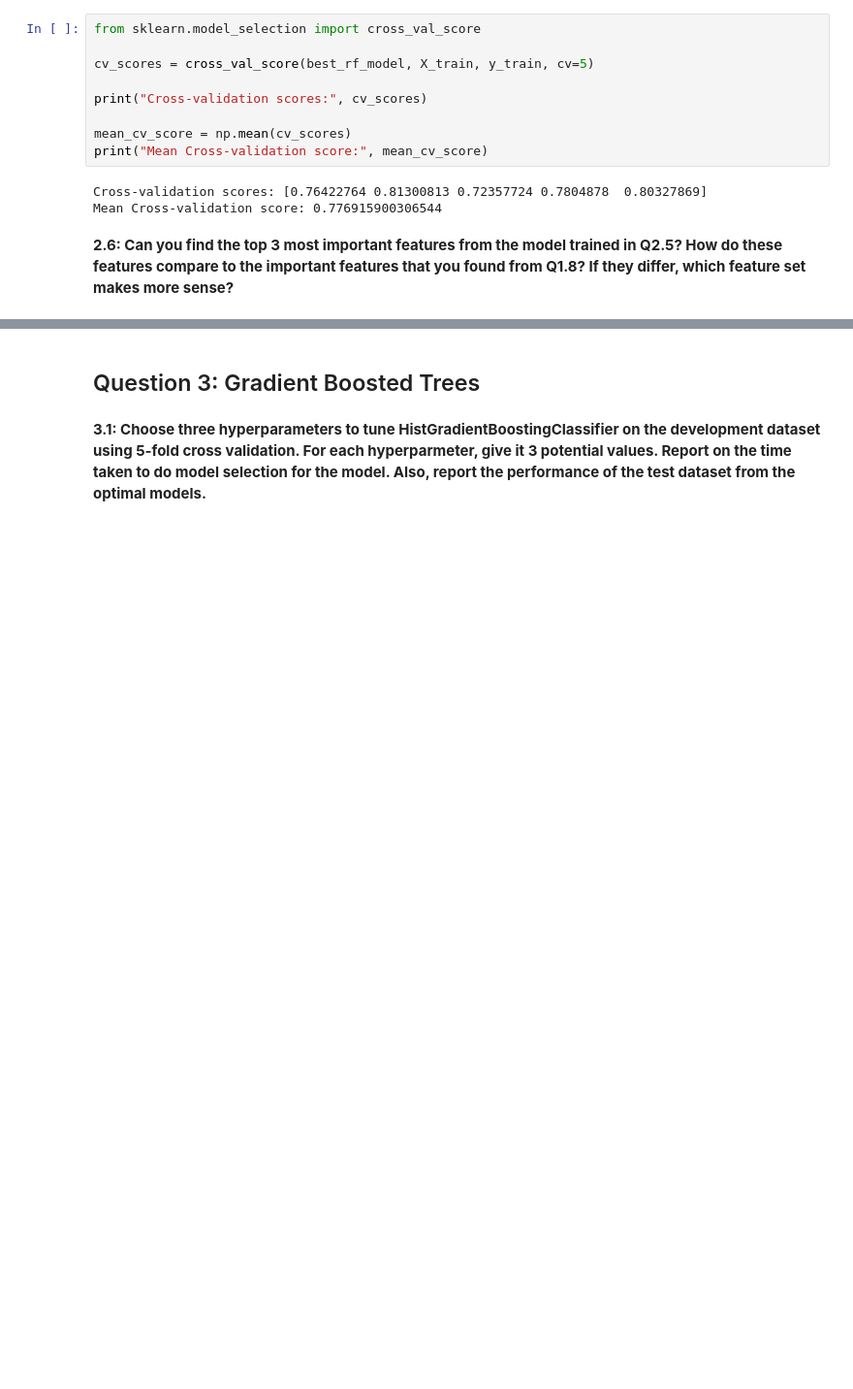
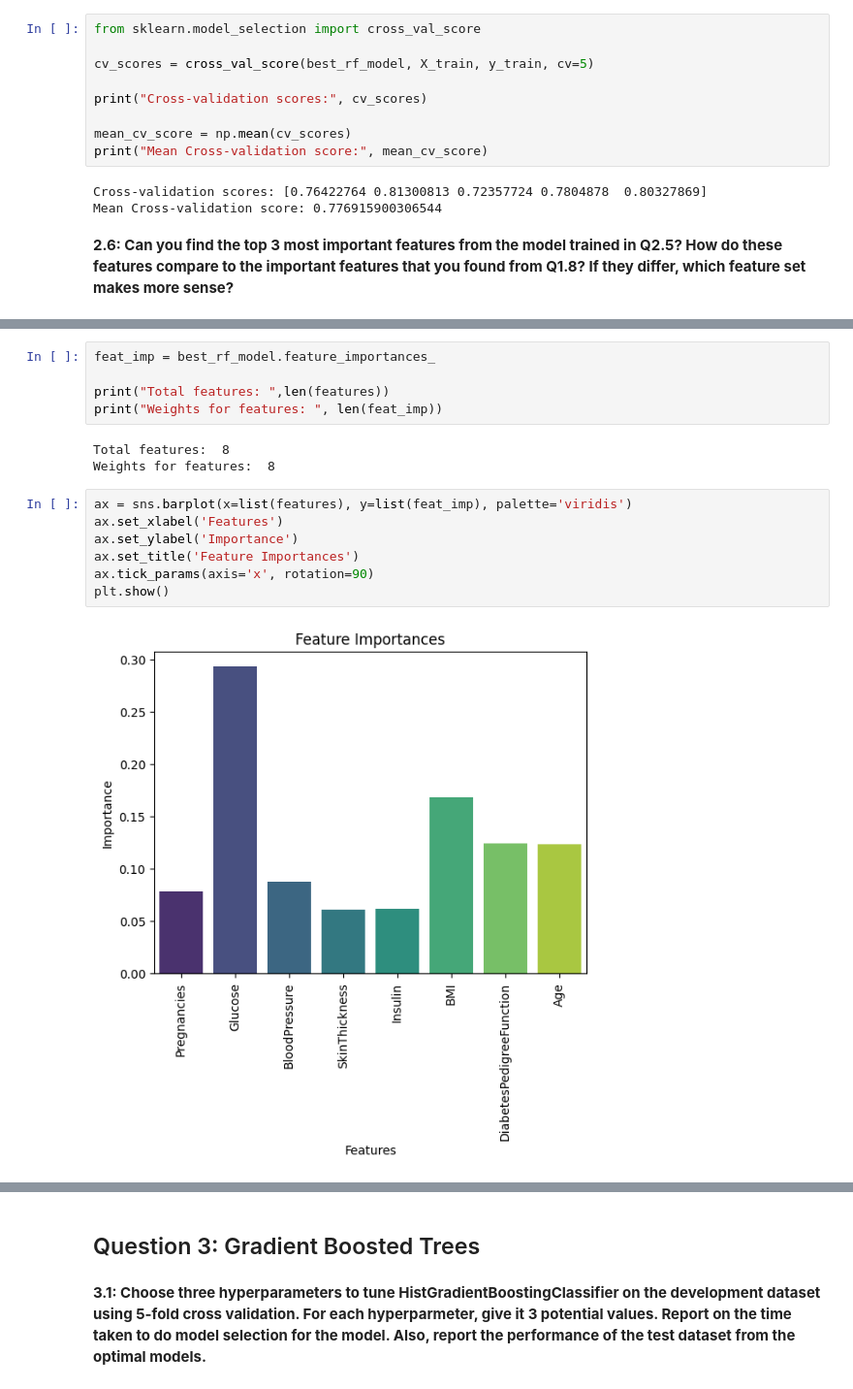
Before and after one commit to Apurva3509/Applied-Machine-Learning, a Jupyter notebook: 2/AML_HW2_Spring2024_Questions.ipynb, the cells around one changed output, grey strips where cells are left out. Shown at 97% size. Cells and saved outputs as stored; diff of their text form; blank space fills up the shorter version.

```diff
--- a/2/AML_HW2_Spring2024_Questions.ipynb
+++ b/2/AML_HW2_Spring2024_Questions.ipynb
@@ -438,0 +434,17 @@ SyntaxError: '(' was never closed (<ipython-input-87-c220374b7f7b>, line 4)
+# %%
+feat_imp = best_rf_model.feature_importances_
+
+print("Total features: ",len(features))
+print("Weights for features: ", len(feat_imp))
+# %% [output]
+Total features:  8
+Weights for features:  8
+# %%
+ax = sns.barplot(x=list(features), y=list(feat_imp), palette='viridis')
+ax.set_xlabel('Features')
+ax.set_ylabel('Importance')
+ax.set_title('Feature Importances')
+ax.tick_params(axis='x', rotation=90)
+plt.show()
+# %% [output]
+[figure, added]
```
Also changed, not shown: parts of 8 cells of this notebook.
